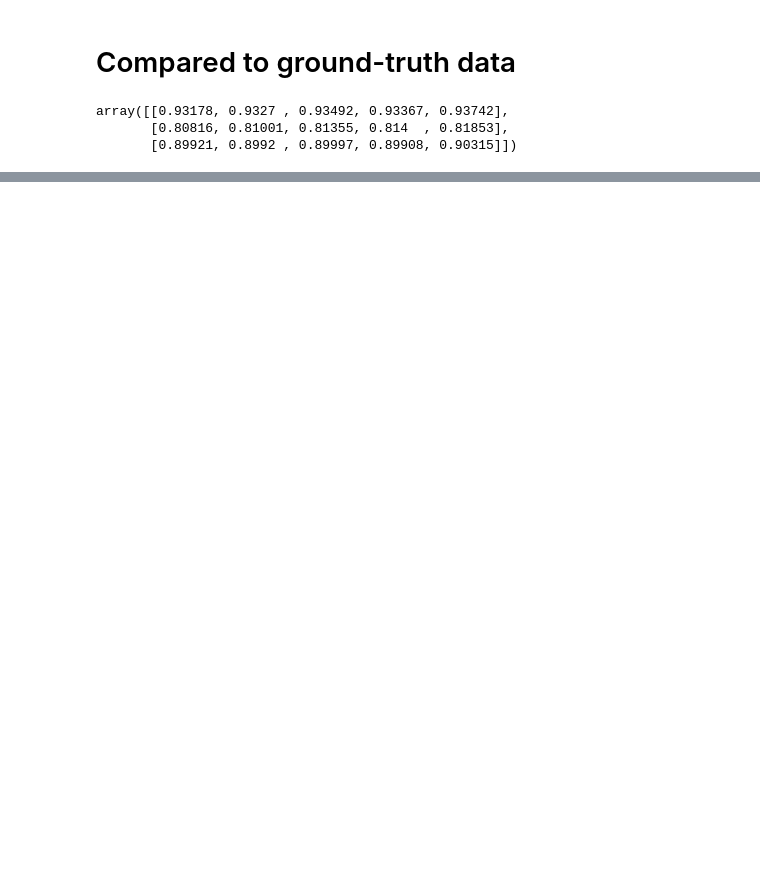
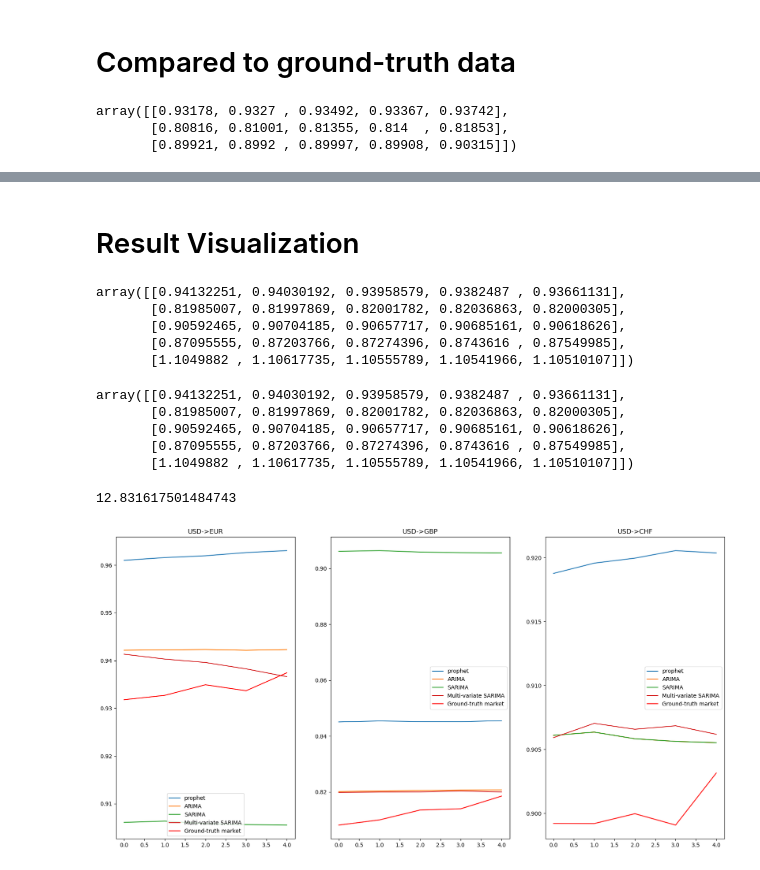
Before and after one commit to zhengyuntao123/MLSP_Currency-Exchange-Prediction, a Jupyter notebook: Currency Exchange Prediction.ipynb, the cells around one changed output, grey strips where cells are left out. Saved outputs shown, nothing was run; the diff lists cells and outputs as text; code cells hidden in the pictures; blank space fills up the shorter version.

```diff
--- a/Currency Exchange Prediction.ipynb
+++ b/Currency Exchange Prediction.ipynb
@@ -1307,3 +1276,3 @@ for curve_data in df_all_prophet:
 # %%
-pred_prophet_midterm = [prophet_midterm_models[i][1]['yhat'].to_numpy() for i in range(len(prophet_midterm_models))]
+pred_prophet_final = [prophet_midterm_models[i][1]['yhat'].to_numpy() for i in range(len(prophet_midterm_models))]
 # %%
@@ -1482,20 +1465,8 @@ array([[0.93178, 0.9327 , 0.93492, 0.93367, 0.93742],
        [0.89921, 0.8992 , 0.89997, 0.89908, 0.90315]])
 # %%
 exchange_path_true=[]
-def get_max_profit_true(rate):
-    #We initially have 1000 dollars
-    principal=1000
-    # 5 days in total, we have 4 chances to make a profit
-    for i in range(4):
-        #Here, we initialize rate_increase to be 1. This is to prevent elements in rate_increase are all smaller than 1.
-        rate_increase=np.array([1])
-        #Here, we only need the first three predictions.
-        for j in range(3):
-            rate_increase=np.append(rate_increase,rate[j][i+1]/rate[j][i])
-        max_rate_increase=np.max(rate_increase)
-        exchange_path_true.append(np.argmax(rate_increase))
-        principal*=max_rate_increase
-    return principal-1000
-get_max_profit_true(true_market)
+ground_truth_profit,ground_truth_path=get_max_profit(true_market,exchange_path_true)
+print(ground_truth_profit)
+print(ground_truth_path)
 # %% [output]
 12.831617501484743
@@ -1505,0 +1493,60 @@ exchange_path_true
+# %% [markdown]
+# Result Visualization
+# %%
+multi_variate_sarima_pred
+# %% [output]
+array([[0.94132251, 0.94030192, 0.93958579, 0.9382487 , 0.93661131],
+       [0.81985007, 0.81997869, 0.82001782, 0.82036863, 0.82000305],
+       [0.90592465, 0.90704185, 0.90657717, 0.90685161, 0.90618626],
+       [0.87095555, 0.87203766, 0.87274396, 0.8743616 , 0.87549985],
+       [1.1049882 , 1.10617735, 1.10555789, 1.10541966, 1.10510107]])
+# %%
+pred_prophet_final
+pred_ARIMA_final
+pred_SARIMA_final
+multi_variate_sarima_pred
+# %% [output]
+array([[0.94132251, 0.94030192, 0.93958579, 0.9382487 , 0.93661131],
+       [0.81985007, 0.81997869, 0.82001782, 0.82036863, 0.82000305],
+       [0.90592465, 0.90704185, 0.90657717, 0.90685161, 0.90618626],
+       [0.87095555, 0.87203766, 0.87274396, 0.8743616 , 0.87549985],
+       [1.1049882 , 1.10617735, 1.10555789, 1.10541966, 1.10510107]])
+# %%
+predict_profit_prophet
+predict_profit_ARIMA
+predict_profit_SARIMA
+predict_profit_multi_variate_sarima
+ground_truth_profit
+# %% [output]
+12.831617501484743
+# %%
+fig, axes = plt.subplots(nrows=1, ncols=3,figsize=(20, 10))
+
+axes[0].plot(pred_prophet_final[0],label='prophet')
+axes[0].plot(pred_ARIMA_final[0],label='ARIMA')
+axes[0].plot(pred_SARIMA_final[0],label='SARIMA')
+axes[0].plot(multi_variate_sarima_pred[0],label='Multi-variate SARIMA')
+axes[0].plot(true_market[0],label='Ground-truth market',color='red')
+axes[0].set_title('USD->EUR')
+axes[0].legend()
+
+axes[1].plot(pred_prophet_final[1],label='prophet')
+axes[1].plot(pred_ARIMA_final[1],label='ARIMA')
+axes[1].plot(pred_SARIMA_final[1],label='SARIMA')
+axes[1].plot(multi_variate_sarima_pred[1],label='Multi-variate SARIMA')
+axes[1].plot(true_market[1],label='Ground-truth market',color='red')
+axes[1].set_title('USD->GBP')
+axes[1].legend()
+
+axes[2].plot(pred_prophet_final[2],label='prophet')
+axes[2].plot(pred_ARIMA_final[2],label='ARIMA')
+axes[2].plot(pred_SARIMA_final[2],label='SARIMA')
+axes[2].plot(multi_variate_sarima_pred[2],label='Multi-variate SARIMA')
+axes[2].plot(true_market[2],label='Ground-truth market',color='red')
+axes[2].set_title('USD->CHF')
+axes[2].legend()
+
+# 显示图形
+plt.show()
+# %% [output]
+[figure, added]
```
Also changed, not shown: parts of 54 cells of this notebook.
